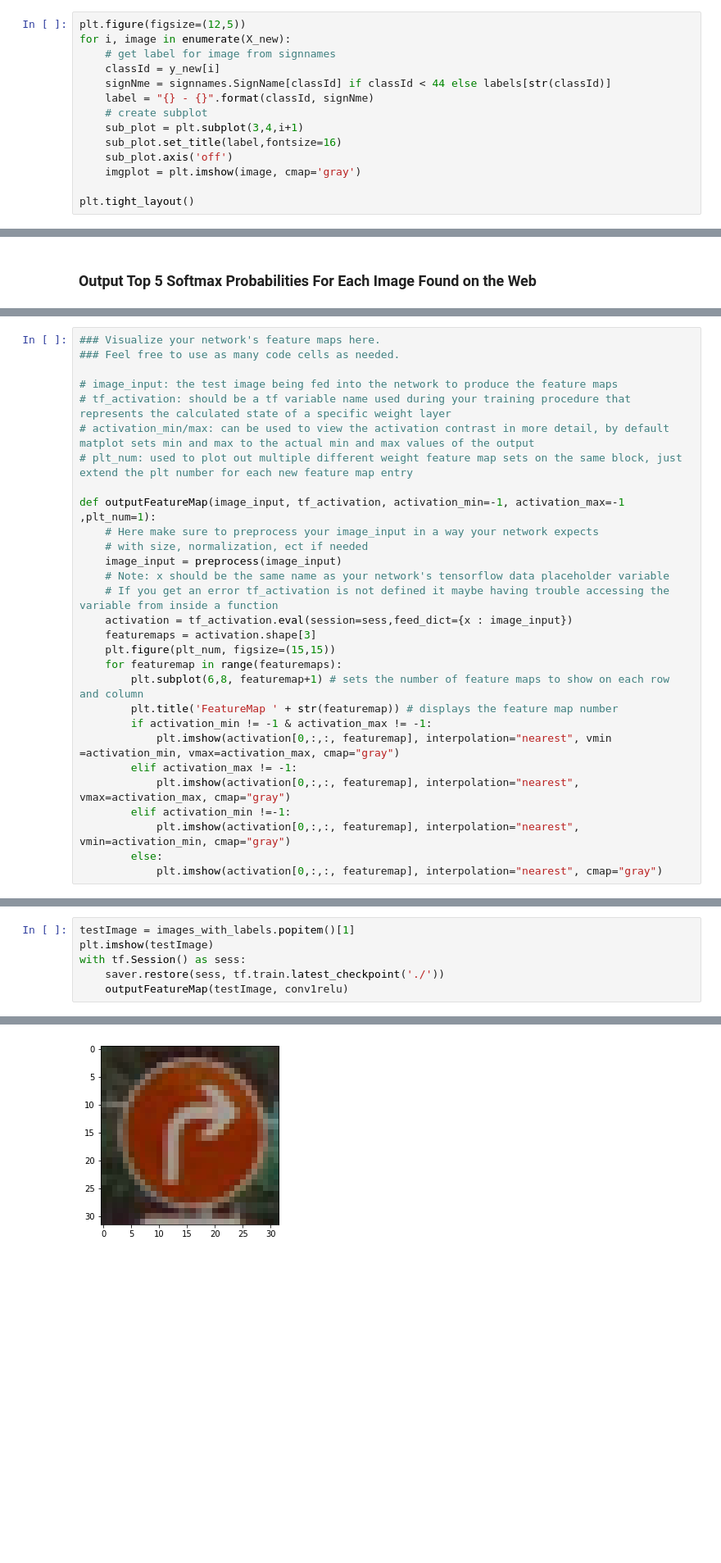
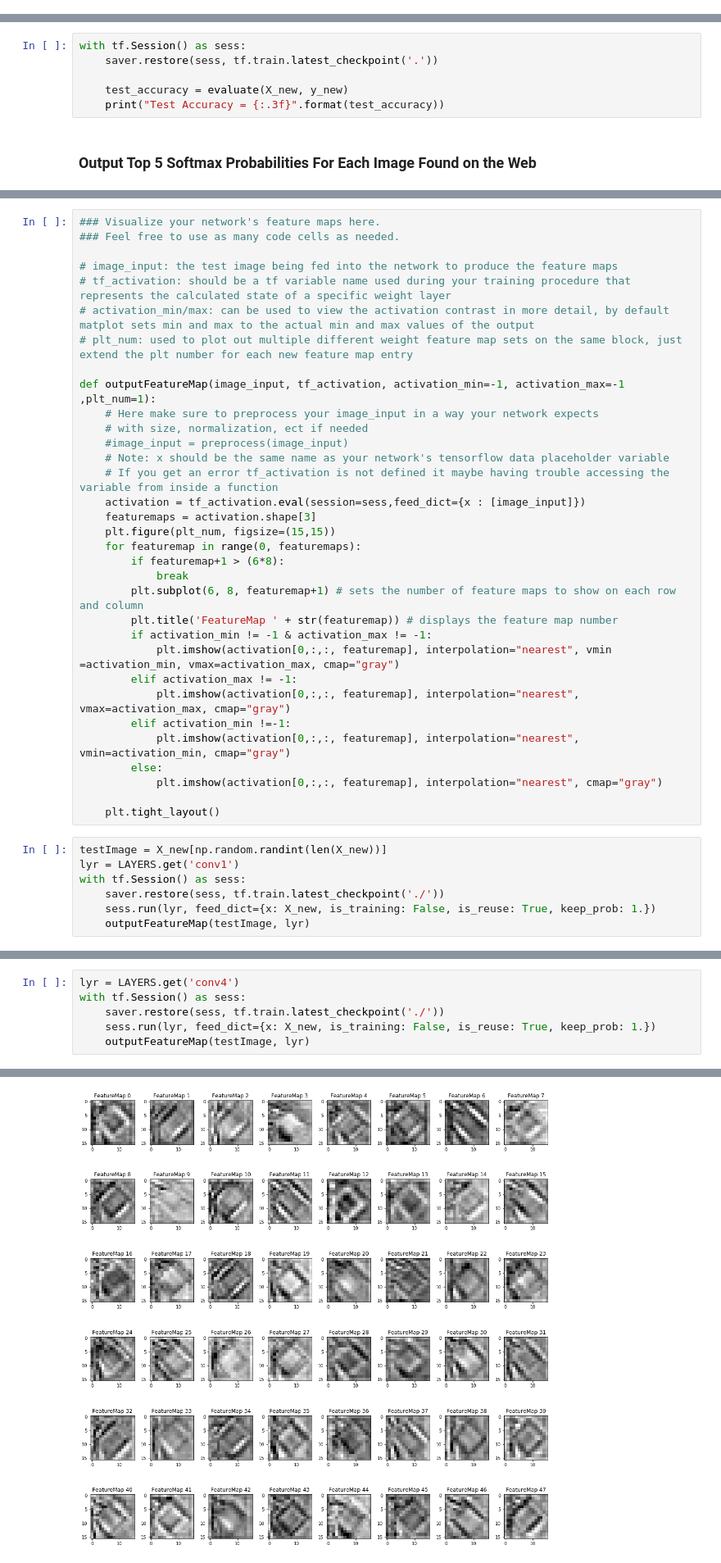
Before and after one commit to SiRi13/CarND-Traffic-Sign-Classifier-Project, a Jupyter notebook: Traffic_Sign_Classifier-CLAHE.ipynb, the cells around one changed output, grey strips where cells are left out. Shown at 82% size. Cells and saved outputs as stored; diff of their text form; blank space fills up the shorter version.

```diff
--- a/Traffic_Sign_Classifier-CLAHE.ipynb
+++ b/Traffic_Sign_Classifier-CLAHE.ipynb
@@ -523,14 +634,0 @@ plt.tight_layout()
-# %%
-plt.figure(figsize=(12,5))
-for i, image in enumerate(X_new):
-    # get label for image from signnames
-    classId = y_new[i]
-    signNme = signnames.SignName[classId] if classId < 44 else labels[str(classId)]
-    label = "{} - {}".format(classId, signNme)
-    # create subplot
-    sub_plot = plt.subplot(3,4,i+1)
-    sub_plot.set_title(label,fontsize=16)
-    sub_plot.axis('off')
-    imgplot = plt.imshow(image, cmap='gray')
-
-plt.tight_layout()
@@ -653,3 +747,9 @@ StreetSignModel got 7 out of 11 signs correct! Accuracy: 63.636%
+# %%
+with tf.Session() as sess:
+    saver.restore(sess, tf.train.latest_checkpoint('.'))
+
+    test_accuracy = evaluate(X_new, y_new)
+    print("Test Accuracy = {:.3f}".format(test_accuracy))
 # %% [markdown]
 ### Output Top 5 Softmax Probabilities For Each Image Found on the Web
 # %% [markdown]
@@ -763,14 +827,16 @@ For an example of what feature map outputs look like, check out NVIDIA's results
 def outputFeatureMap(image_input, tf_activation, activation_min=-1, activation_max=-1 ,plt_num=1):
     # Here make sure to preprocess your image_input in a way your network expects
     # with size, normalization, ect if needed
-    image_input = preprocess(image_input)
+    #image_input = preprocess(image_input)
     # Note: x should be the same name as your network's tensorflow data placeholder variable
     # If you get an error tf_activation is not defined it maybe having trouble accessing the variable from inside a function
-    activation = tf_activation.eval(session=sess,feed_dict={x : image_input})
+    activation = tf_activation.eval(session=sess,feed_dict={x : [image_input]})
     featuremaps = activation.shape[3]
     plt.figure(plt_num, figsize=(15,15))
-    for featuremap in range(featuremaps):
-        plt.subplot(6,8, featuremap+1) # sets the number of feature maps to show on each row and column
+    for featuremap in range(0, featuremaps):
+        if featuremap+1 > (6*8):
+            break
+        plt.subplot(6, 8, featuremap+1) # sets the number of feature maps to show on each row and column
         plt.title('FeatureMap ' + str(featuremap)) # displays the feature map number
         if activation_min != -1 & activation_max != -1:
             plt.imshow(activation[0,:,:, featuremap], interpolation="nearest", vmin =activation_min, vmax=activation_max, cmap="gray")
@@ -780,3 +846,12 @@ def outputFeatureMap(image_input, tf_activation, activation_min=-1, activation_m
             plt.imshow(activation[0,:,:, featuremap], interpolation="nearest", vmin=activation_min, cmap="gray")
         else:
             plt.imshow(activation[0,:,:, featuremap], interpolation="nearest", cmap="gray")
+
+    plt.tight_layout()
+# %%
+testImage = X_new[np.random.randint(len(X_new))]
+lyr = LAYERS.get('conv1')
+with tf.Session() as sess:
+    saver.restore(sess, tf.train.latest_checkpoint('./'))
+    sess.run(lyr, feed_dict={x: X_new, is_training: False, is_reuse: True, keep_prob: 1.})
+    outputFeatureMap(testImage, lyr)
@@ -783,7 +860,7 @@ def outputFeatureMap(image_input, tf_activation, activation_min=-1, activation_m
 # %%
-testImage = images_with_labels.popitem()[1]
-plt.imshow(testImage)
+lyr = LAYERS.get('conv4')
 with tf.Session() as sess:
     saver.restore(sess, tf.train.latest_checkpoint('./'))
-    outputFeatureMap(testImage, conv1relu)
+    sess.run(lyr, feed_dict={x: X_new, is_training: False, is_reuse: True, keep_prob: 1.})
+    outputFeatureMap(testImage, lyr)
 # %% [output]
@@ -791 +867 @@ TypeError: Cannot interpret feed_dict key as Tensor: The name 'save/Const:0' ref
-[figure, old version]
+[figure, new version]
```
Also changed, not shown: parts of 52 cells of this notebook, 4 other files.
